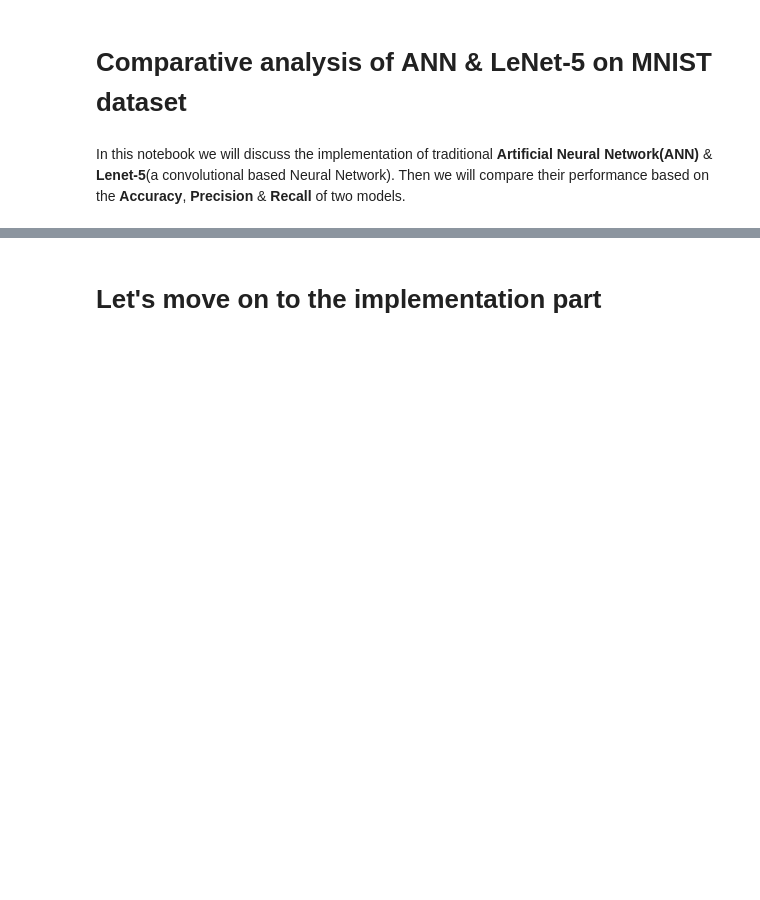
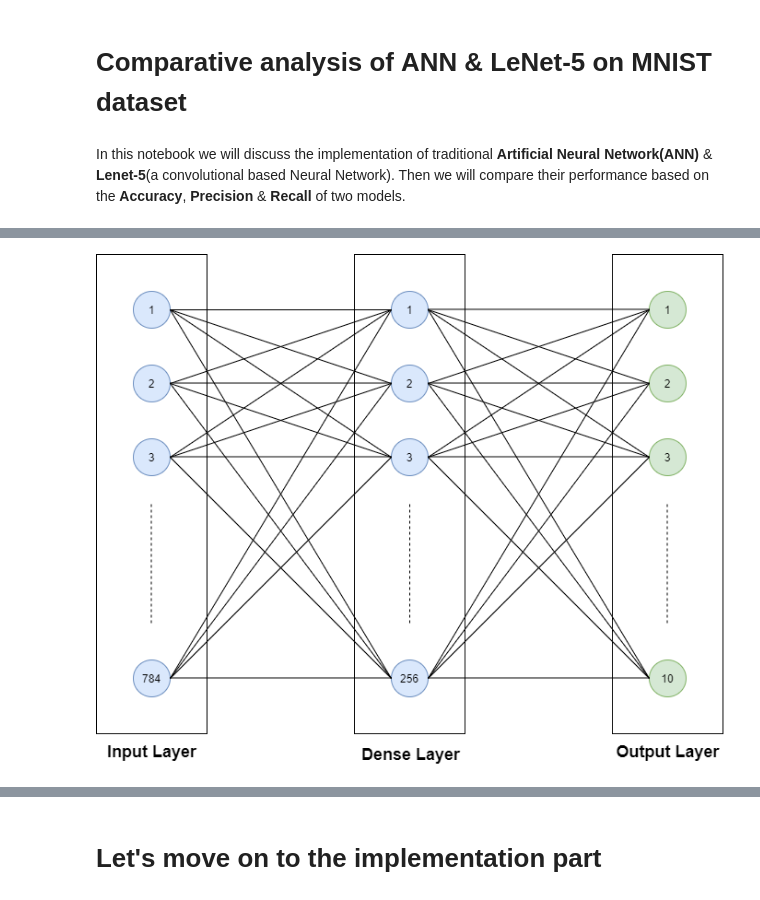
Before and after one commit to kampaitees/Comparitive-Study-of-Lenet-5-vs-ANN-on-Mnist, a Jupyter notebook: Lenet vs ANN.ipynb, the cells around one changed output, grey strips where cells are left out. Saved outputs shown, nothing was run; the diff lists cells and outputs as text; code cells hidden in the pictures; blank space fills up the shorter version.

```diff
--- a/Lenet vs ANN.ipynb
+++ b/Lenet vs ANN.ipynb
@@ -40,0 +19,5 @@ It is also required that the pixel intensity of the images within the dataset ar
+# %%
+from PIL import Image
+Image.open('Images/5.png')
+# %% [output]
+[figure, added]
```
Also changed, not shown: parts of 12 cells of this notebook.
